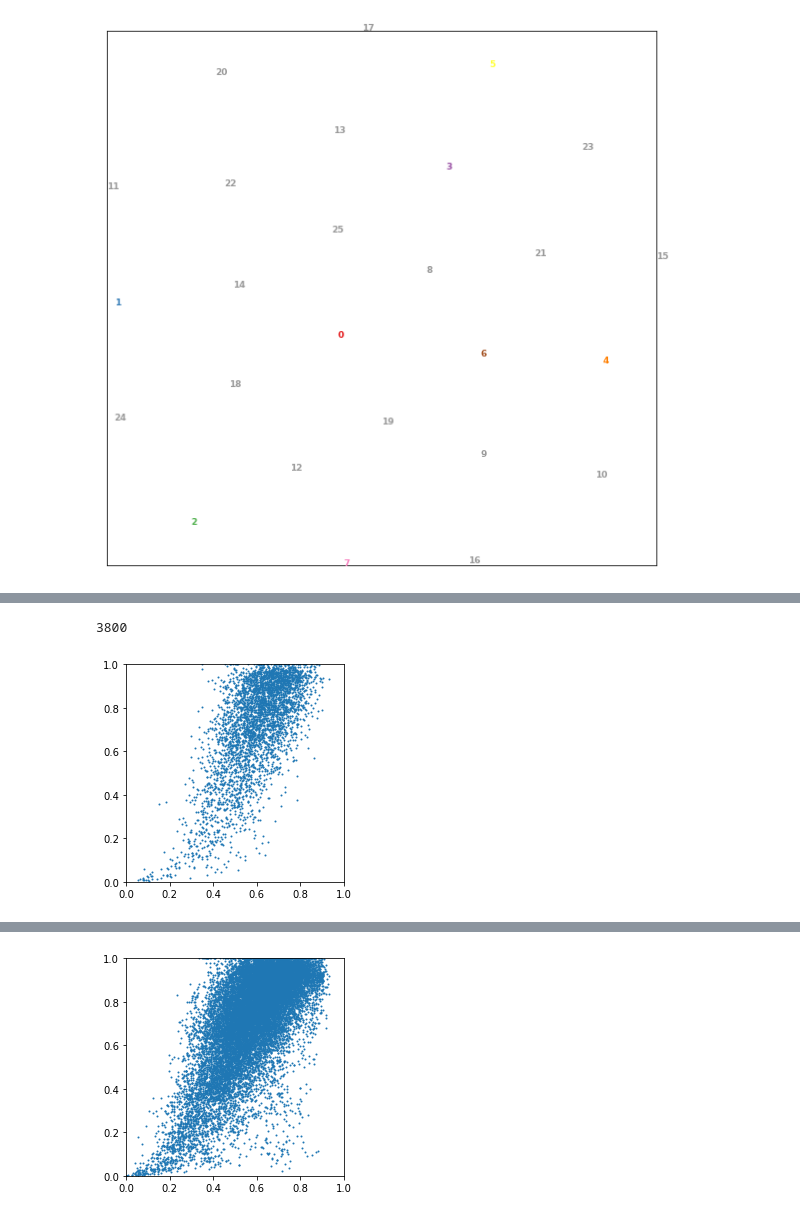
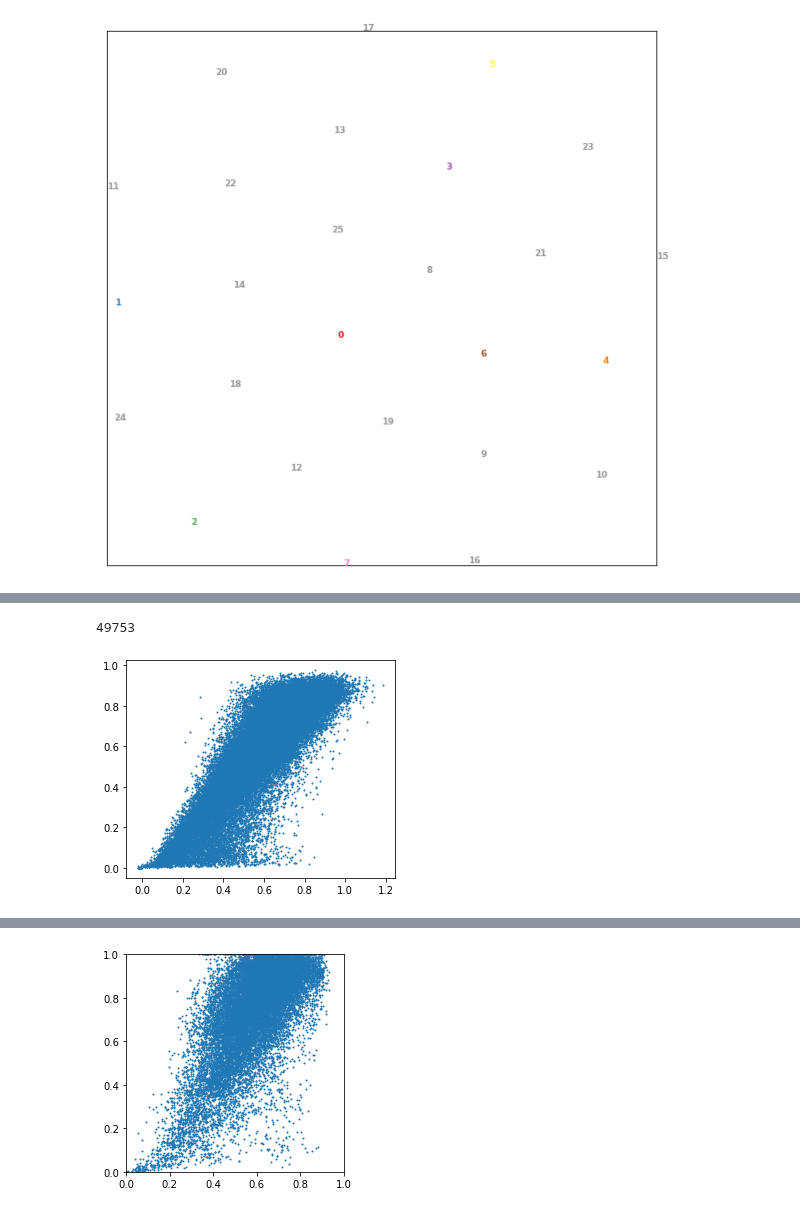
Before and after one commit to JeterHwang/guide-tree, a Jupyter notebook: guideTree-python/visualize.ipynb, the cells around one changed output, grey strips where cells are left out. Cells and saved outputs as stored; diff of their text form; code cells hidden in the pictures.

```diff
--- a/guideTree-python/visualize.ipynb
+++ b/guideTree-python/visualize.ipynb
@@ -135,17 +135,17 @@ print(np.sum((predicted - ground)**2))
 # %%
-predicted = np.load('./ckpt/lstm/predicted-1.npy')
-ground = np.load('./ckpt/lstm/ground-1.npy')
+predicted = np.load('./ckpt/lstm/train-predicted-1.npy')
+ground = np.load('./ckpt/lstm/train-ground-1.npy')
 print(len(ground))
 fig = plt.figure()
 ax = fig.add_subplot(111)
 plt.scatter(predicted, ground, s=1)
-plt.xlim(0,1)
-plt.ylim(0,1)
+# plt.xlim(0,1)
+# plt.ylim(0,1)
 ax.set_aspect('equal', adjustable='box')
 plt.show()
 # %% [output]
-3800
+49753
-[figure, old version]
+[figure, new version]
 # %%
 predicted = np.load('./ckpt/lstm/predicted-2.npy')
 ground = np.load('./ckpt/lstm/ground-2.npy')
```
Also changed, not shown: parts of 3 cells of this notebook, 17 other files.
